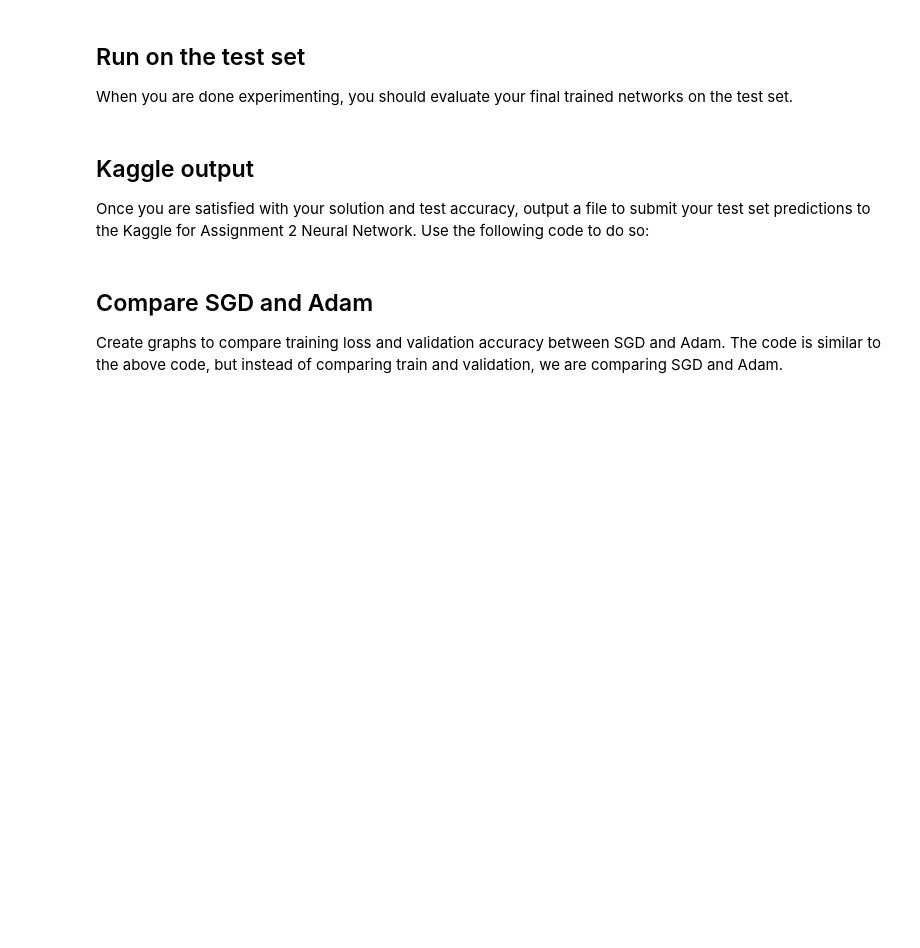
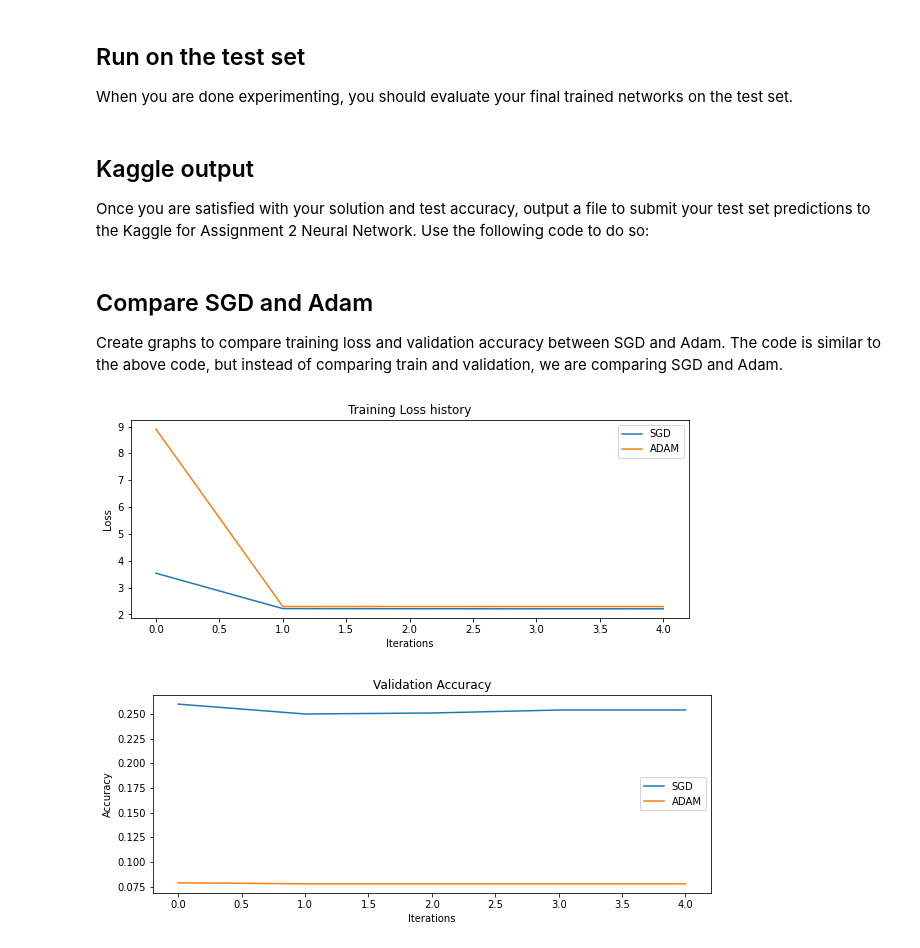
Before and after one commit to AlchemicRonin/CS-498-Introduction-to-Deep-Learning, a Jupyter notebook: neural_network.ipynb, the cells around one changed output. Cells and saved outputs as stored; diff of their text form; code cells hidden in the pictures; blank space fills up the shorter version.

```diff
--- a/neural_network.ipynb
+++ b/neural_network.ipynb
@@ -226,21 +235,23 @@ output_submission_csv('nn_3layer_adam_submission.csv', best_3layer_adam_predicti
 Create graphs to compare training loss and validation accuracy between SGD and Adam. The code is similar to the above code, but instead of comparing train and validation, we are comparing SGD and Adam.
 # %%
 # TODO: implement me
-
 plt.subplot(2, 1, 2)
 plt.plot(train_loss_SGD, label='SGD')
-plt.plot(train_loss_ADAM, label='ADAM')
+plt.plot(train_loss_ADAM_, label='ADAM')
 plt.title('Training Loss history')
 plt.xlabel('Iterations')
 plt.ylabel('Loss')
 plt.legend()
 plt.show()
 
 plt.subplot(2, 1, 2)
 plt.plot(validation_SGD, label='SGD')
 plt.plot(validation_ADAM, label='ADAM')
 plt.title('Validation Accuracy')
 plt.xlabel('Iterations')
 plt.ylabel('Accuracy')
 plt.legend()
 plt.show()
+# %% [output]
+[figure, added]
+[figure, added]
```
Also changed, not shown: parts of 6 cells of this notebook.
